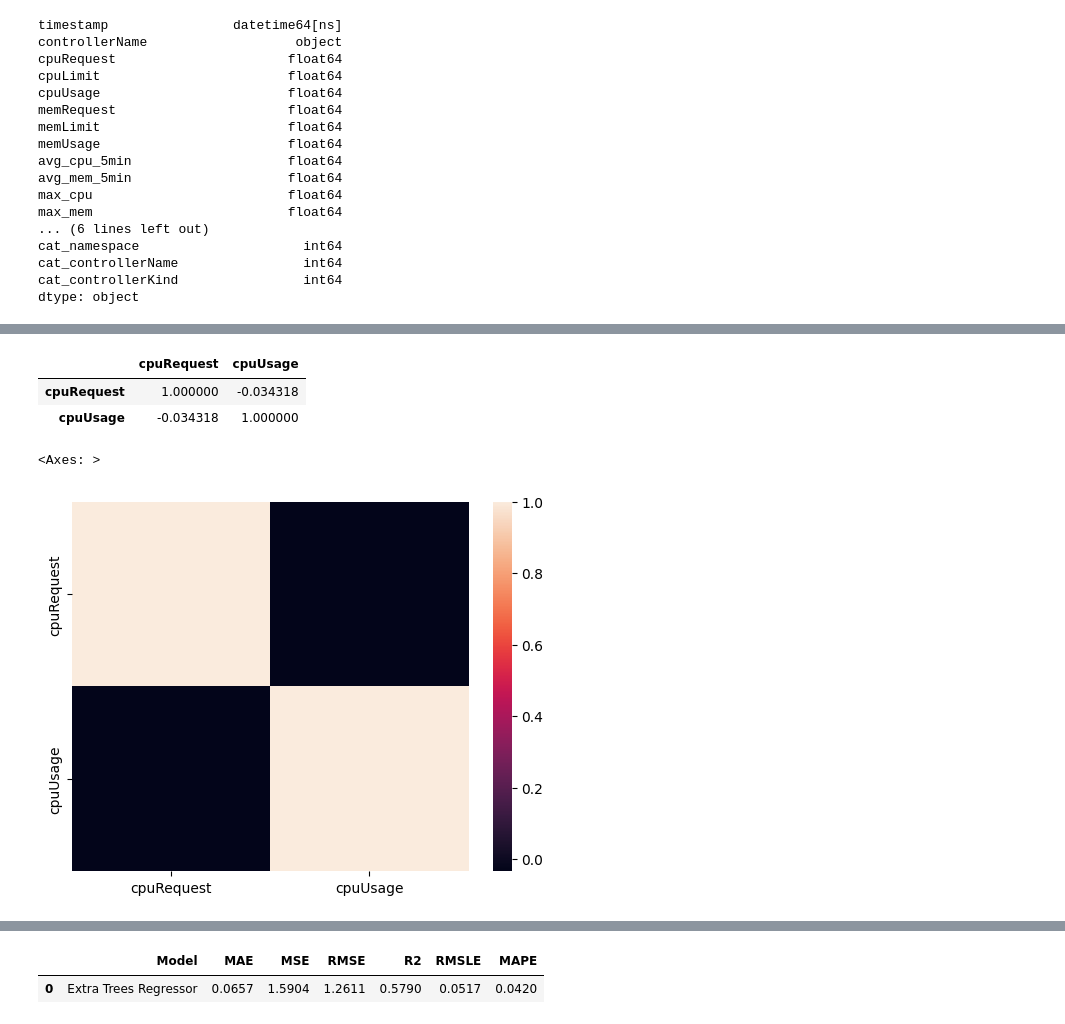
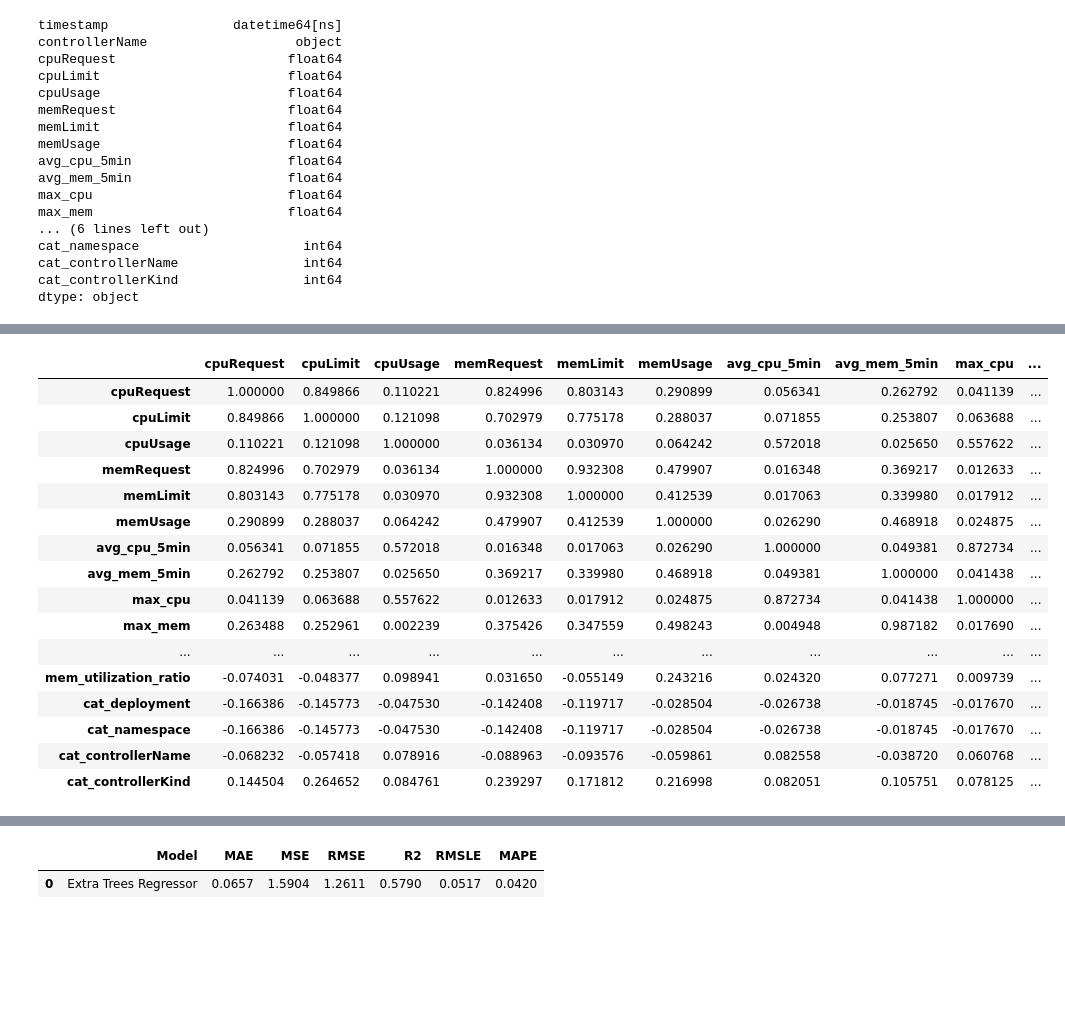
Before and after one commit to MyGitRepo-1979/MLearn, a Jupyter notebook: KubeTuner/kubetune1.0/notebooks/aks_eda.ipynb, the cells around one changed output, grey strips where cells are left out. Saved outputs shown, nothing was run; the diff lists cells and outputs as text; code cells hidden in the pictures; blank space fills up the shorter version.

```diff
--- a/KubeTuner/kubetune1.0/notebooks/aks_eda.ipynb
+++ b/KubeTuner/kubetune1.0/notebooks/aks_eda.ipynb
@@ -61,11 +49,30 @@ df_pod_cpu=df[['cpuRequest','cpuUsage']]
-# %%
-df_pod_cpu.corr()
-# %% [output]
-|  | cpuRequest | cpuUsage |
-| cpuRequest | 1.000000 | -0.034318 |
-| cpuUsage | -0.034318 | 1.000000 |
-# %%
-sns.heatmap(df_pod_cpu.corr())
-# %% [output]
-<Axes: >
-[figure, removed]
+# %%
+# Correlation heatmap
+features = [
+        'cpuRequest', 'cpuLimit', 'cpuUsage',
+        'memRequest', 'memLimit', 'memUsage',
+        'avg_cpu_5min', 'avg_mem_5min', 'max_cpu', 'max_mem',
+        'hour', 'dayofweek', 'is_weekend',
+        'cpu_utilization_ratio', 'mem_utilization_ratio',
+        'cat_deployment', 'cat_namespace', 'cat_controllerName', 'cat_controllerKind'
+    ]
+
+df[features].corr()
+# %% [output]
+|  | cpuRequest | cpuLimit | cpuUsage | memRequest | memLimit | memUsage | avg_cpu_5min | avg_mem_5min | max_cpu | ... |
+| cpuRequest | 1.000000 | 0.849866 | 0.110221 | 0.824996 | 0.803143 | 0.290899 | 0.056341 | 0.262792 | 0.041139 | ... |
+| cpuLimit | 0.849866 | 1.000000 | 0.121098 | 0.702979 | 0.775178 | 0.288037 | 0.071855 | 0.253807 | 0.063688 | ... |
+| cpuUsage | 0.110221 | 0.121098 | 1.000000 | 0.036134 | 0.030970 | 0.064242 | 0.572018 | 0.025650 | 0.557622 | ... |
+| memRequest | 0.824996 | 0.702979 | 0.036134 | 1.000000 | 0.932308 | 0.479907 | 0.016348 | 0.369217 | 0.012633 | ... |
+| memLimit | 0.803143 | 0.775178 | 0.030970 | 0.932308 | 1.000000 | 0.412539 | 0.017063 | 0.339980 | 0.017912 | ... |
+| memUsage | 0.290899 | 0.288037 | 0.064242 | 0.479907 | 0.412539 | 1.000000 | 0.026290 | 0.468918 | 0.024875 | ... |
+| avg_cpu_5min | 0.056341 | 0.071855 | 0.572018 | 0.016348 | 0.017063 | 0.026290 | 1.000000 | 0.049381 | 0.872734 | ... |
+| avg_mem_5min | 0.262792 | 0.253807 | 0.025650 | 0.369217 | 0.339980 | 0.468918 | 0.049381 | 1.000000 | 0.041438 | ... |
+| max_cpu | 0.041139 | 0.063688 | 0.557622 | 0.012633 | 0.017912 | 0.024875 | 0.872734 | 0.041438 | 1.000000 | ... |
+| max_mem | 0.263488 | 0.252961 | 0.002239 | 0.375426 | 0.347559 | 0.498243 | 0.004948 | 0.987182 | 0.017690 | ... |
+| ... | ... | ... | ... | ... | ... | ... | ... | ... | ... | ... |
+| mem_utilization_ratio | -0.074031 | -0.048377 | 0.098941 | 0.031650 | -0.055149 | 0.243216 | 0.024320 | 0.077271 | 0.009739 | ... |
+| cat_deployment | -0.166386 | -0.145773 | -0.047530 | -0.142408 | -0.119717 | -0.028504 | -0.026738 | -0.018745 | -0.017670 | ... |
+| cat_namespace | -0.166386 | -0.145773 | -0.047530 | -0.142408 | -0.119717 | -0.028504 | -0.026738 | -0.018745 | -0.017670 | ... |
+| cat_controllerName | -0.068232 | -0.057418 | 0.078916 | -0.088963 | -0.093576 | -0.059861 | 0.082558 | -0.038720 | 0.060768 | ... |
+| cat_controllerKind | 0.144504 | 0.264652 | 0.084761 | 0.239297 | 0.171812 | 0.216998 | 0.082051 | 0.105751 | 0.078125 | ... |
```
Also changed, not shown: parts of 5 cells of this notebook.
